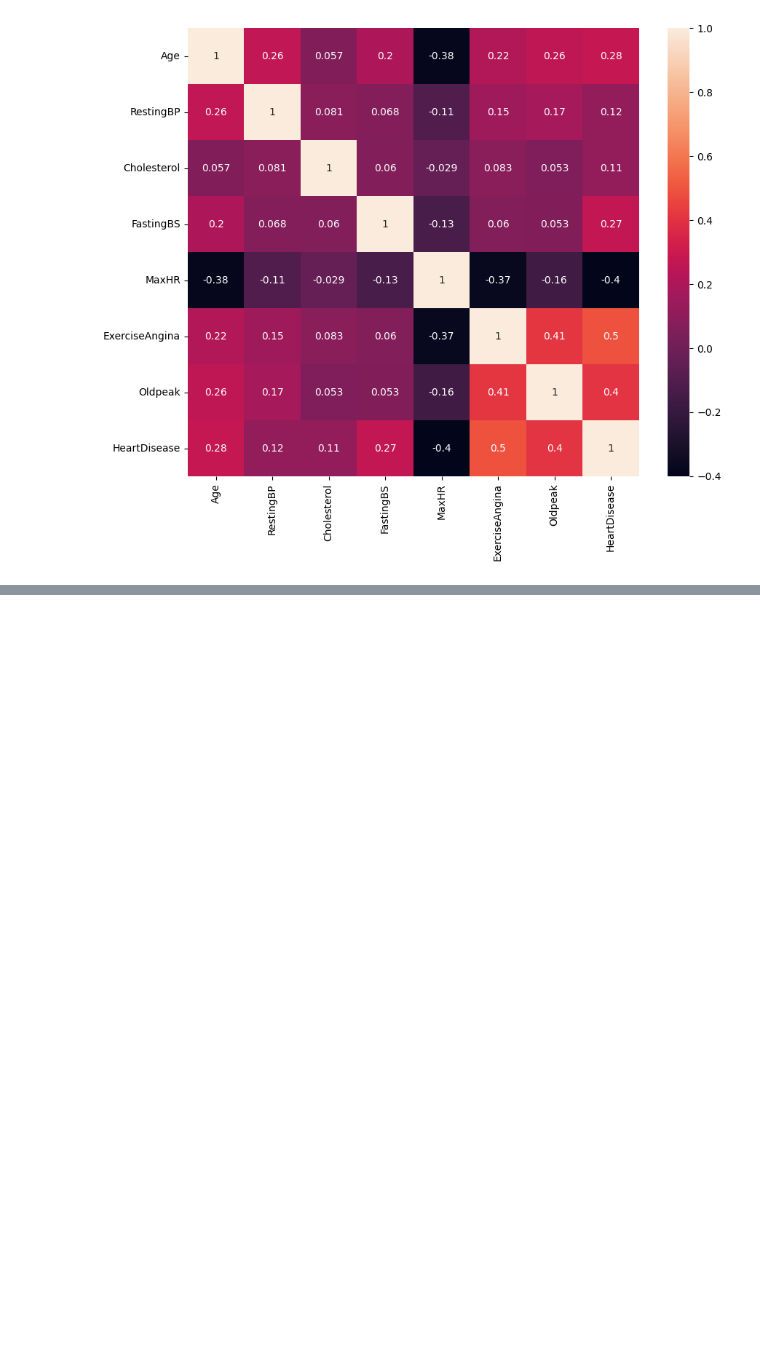
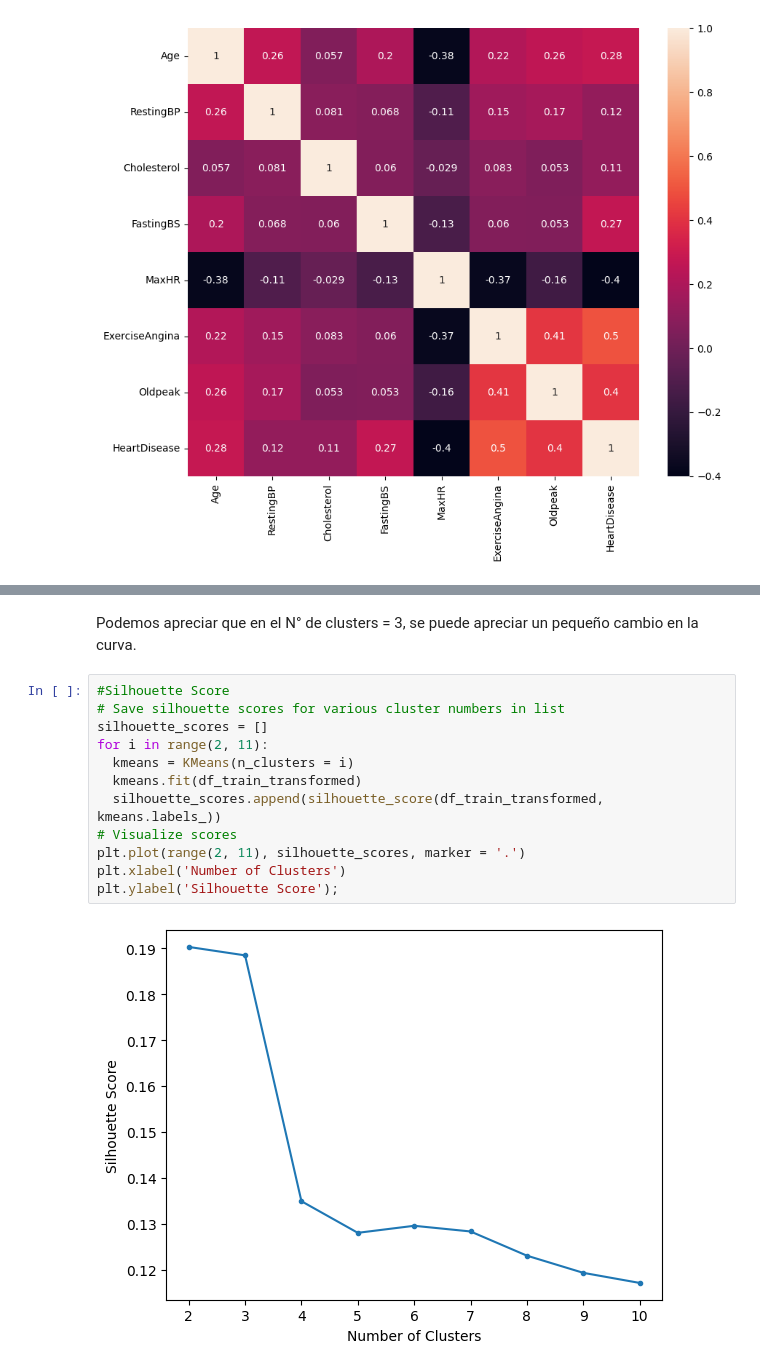
Before and after one commit to fabianestayt/Project-2, a Jupyter notebook: project_heart.ipynb, the cells around one changed output, grey strips where cells are left out. Drawn from its saved outputs; the diff is of its cells as text; blank space fills up the shorter version.

```diff
--- a/project_heart.ipynb
+++ b/project_heart.ipynb
@@ -200,0 +322,16 @@ plt.show()
+# %% [markdown]
+Podemos apreciar que en el N° de clusters = 3, se puede apreciar un pequeño cambio en la curva.
+# %%
+#Silhouette Score
+# Save silhouette scores for various cluster numbers in list
+silhouette_scores = []
+for i in range(2, 11):
+  kmeans = KMeans(n_clusters = i)
+  kmeans.fit(df_train_transformed)
+  silhouette_scores.append(silhouette_score(df_train_transformed, kmeans.labels_))
+# Visualize scores
+plt.plot(range(2, 11), silhouette_scores, marker = '.')
+plt.xlabel('Number of Clusters')
+plt.ylabel('Silhouette Score');
+# %% [output]
+[figure, added]
```
Also changed, not shown: parts of 39 cells of this notebook.
